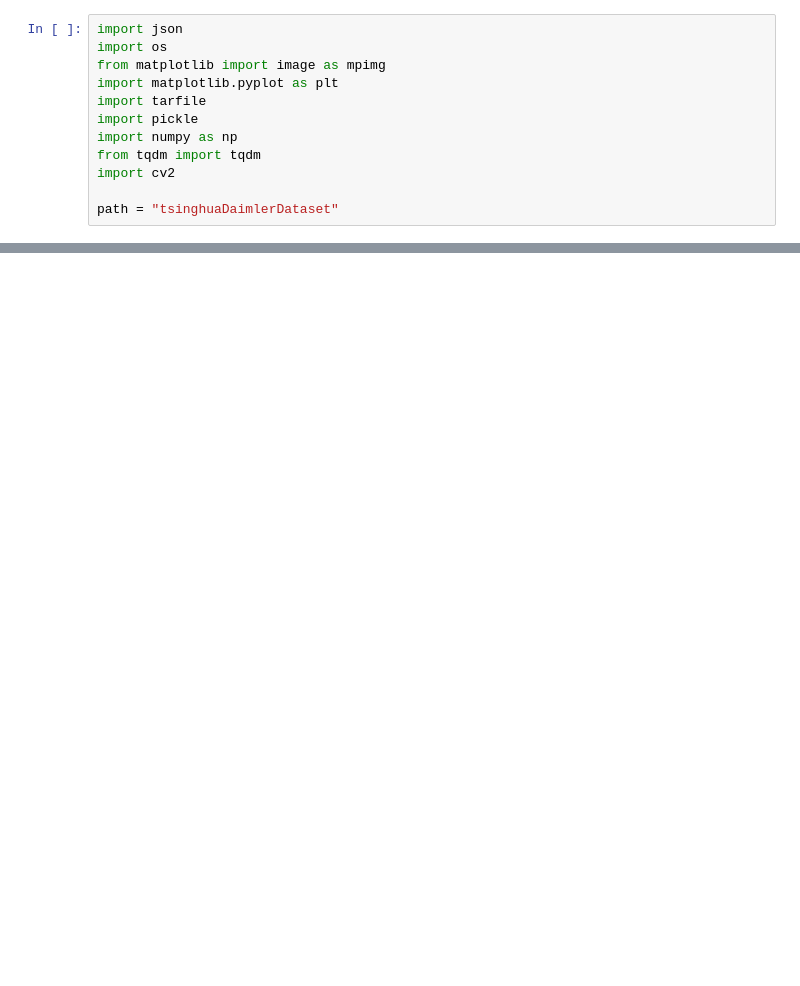
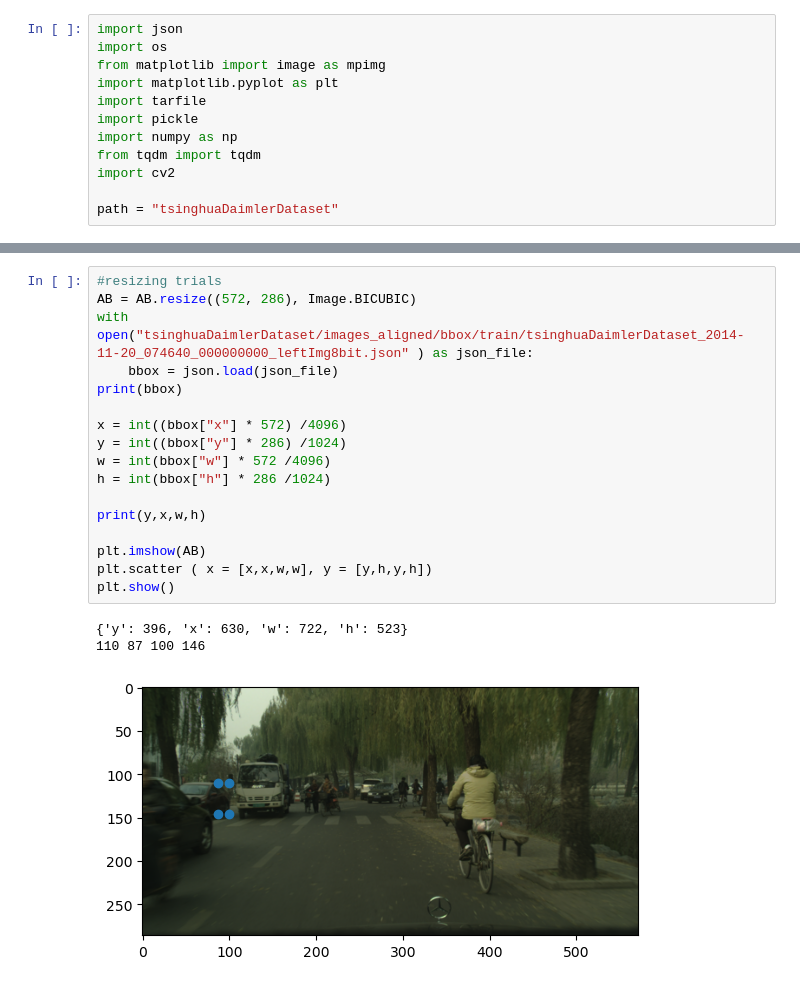
Before and after one commit to CamilleChallier/LSP5_compost, a Jupyter notebook: data_preprocessing/create_data.ipynb, the cells around one changed output, grey strips where cells are left out. Saved outputs shown, nothing was run; the diff lists cells and outputs as text; blank space fills up the shorter version.

```diff
--- a/data_preprocessing/create_data.ipynb
+++ b/data_preprocessing/create_data.ipynb
@@ -80,0 +167,21 @@ replace_plastics_with_noise( path + "/images_full/train/", path + "/bbox2/")
+# %%
+#resizing trials
+AB = AB.resize((572, 286), Image.BICUBIC)
+with open("tsinghuaDaimlerDataset/images_aligned/bbox/train/tsinghuaDaimlerDataset_2014-11-20_074640_000000000_leftImg8bit.json" ) as json_file:
+    bbox = json.load(json_file)
+print(bbox)
+
+x = int((bbox["x"] * 572) /4096)
+y = int((bbox["y"] * 286) /1024)
+w = int(bbox["w"] * 572 /4096)
+h = int(bbox["h"] * 286 /1024)
+
+print(y,x,w,h)
+
+plt.imshow(AB)
+plt.scatter ( x = [x,x,w,w], y = [y,h,y,h])
+plt.show()
+# %% [output]
+{'y': 396, 'x': 630, 'w': 722, 'h': 523}
+110 87 100 146
+[figure, added]
```
Also changed, not shown: parts of 11 cells of this notebook, 5 other files.
